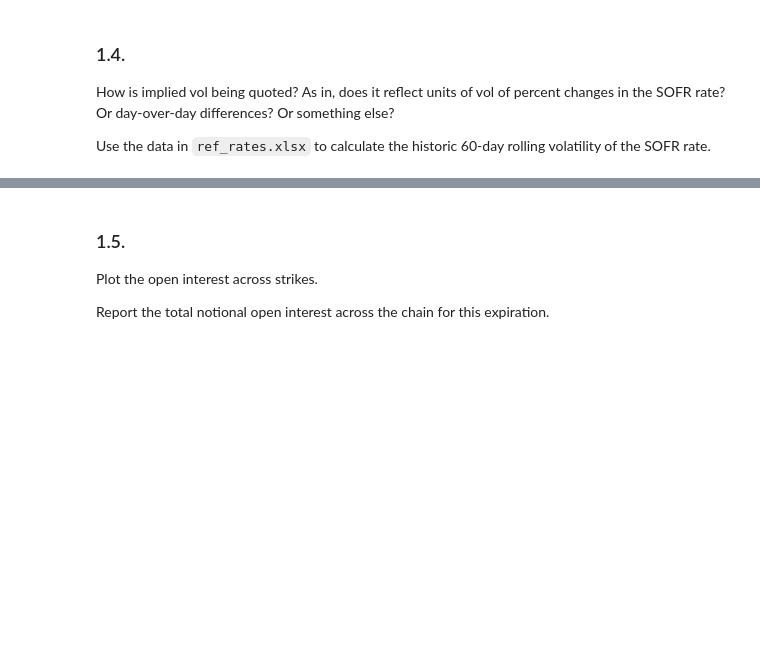
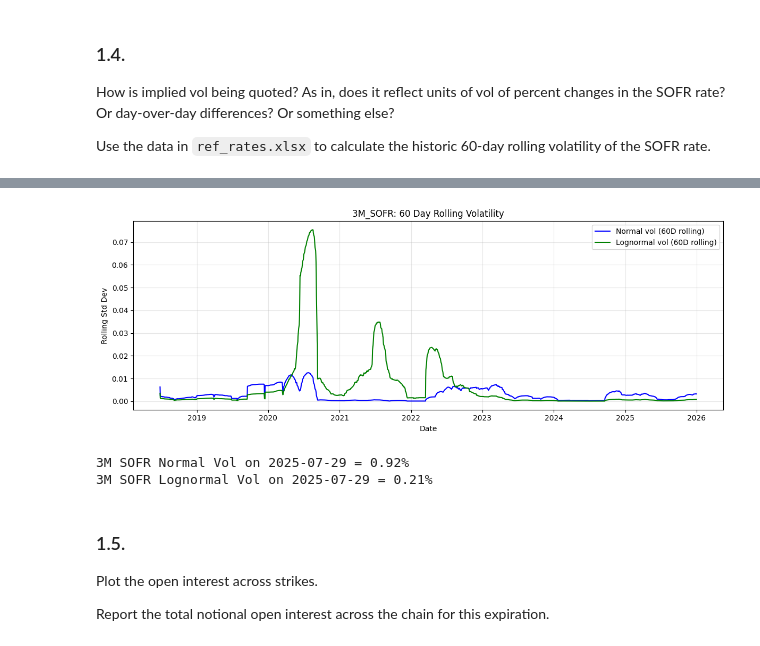
Before and after one commit to reecevdw/FINM-375-GROUP-A, a Jupyter notebook: hw1/E.6.1.%20Black's%20Formula%20for%20Options%20on%20Futures.ipynb, the cells around one changed output, grey strips where cells are left out. Saved outputs shown, nothing was run; the diff lists cells and outputs as text; code cells hidden in the pictures; blank space fills up the shorter version.

```diff
--- a/hw1/E.6.1.%20Black's%20Formula%20for%20Options%20on%20Futures.ipynb
+++ b/hw1/E.6.1.%20Black's%20Formula%20for%20Options%20on%20Futures.ipynb
@@ -158,3 +353,58 @@ Use the data in `ref_rates.xlsx` to calculate the historic 60-day rolling volati
+# %%
+hist_sofr_rates = pd.read_excel(r'data/ref_rates.xlsx', sheet_name='data')[['date','SOFR']]
+hist_sofr_rates['date'] = pd.to_datetime(hist_sofr_rates['date'])
+
+hist_sofr_rates['SOFR_FFILL_DAILY'] = (hist_sofr_rates['SOFR'].ffill() / 360) / 100
+hist_sofr_rates = hist_sofr_rates.dropna(subset=['SOFR'])
+# %%
+def calculate_compounded_rate(period_end):
+    period_start = period_end - pd.Timedelta(days=90)  # 90-day period
+
+    actual_rates_period = hist_sofr_rates[(hist_sofr_rates['date'] >= period_start) & (hist_sofr_rates['date'] <= period_end)]
+    if actual_rates_period.empty:
+        return np.nan
+    elif period_end > hist_sofr_rates['date'].max():
+        return np.nan
+
+    compounded_rate = 100 * (((1 + actual_rates_period['SOFR_FFILL_DAILY']).prod() - 1) * 360 / len(actual_rates_period))
+    return compounded_rate
+
+hist_sofr_rates['3M_SOFR'] = hist_sofr_rates['date'].apply(calculate_compounded_rate)
+# %%
+# SOFR rate is non-stationary and mean reverting
+
+# Calculate 60-day rolling volatility of difference in SOFR rates (absolute changes, Normal Vol)
+hist_sofr_rates['3M_SOFR_norm_return'] = hist_sofr_rates['3M_SOFR'].diff()
+hist_sofr_rates['3M_SOFR_norm_vol'] = hist_sofr_rates['3M_SOFR_norm_return'].rolling(window=60).std()
+
+# Calculate 60-day rolling volatility of log returns (relative changes, Lognormal Vol)
+hist_sofr_rates['3M_SOFR_lognorm_return'] = np.log(hist_sofr_rates['3M_SOFR']).diff()
+hist_sofr_rates['3M_SOFR_lognorm_vol'] = hist_sofr_rates['3M_SOFR_lognorm_return'].rolling(window=60).std()
+
+# plot SOFR_vol over date
+fig, ax = plt.subplots(figsize=(12, 4.5))
+ax.plot(hist_sofr_rates['date'], hist_sofr_rates['3M_SOFR_norm_vol'], linewidth=1.5, color='blue', label='Normal vol (60D rolling)')
+ax.plot(hist_sofr_rates['date'], hist_sofr_rates['3M_SOFR_lognorm_vol'], linewidth=1.5, color='green', label='Lognormal vol (60D rolling)')
+
+ax.set_title('3M_SOFR: 60 Day Rolling Volatility')
+ax.set_xlabel('Date')
+ax.set_ylabel('Rolling Std Dev')
+ax.grid(True, alpha=0.3)
+
+ax.legend()
+plt.tight_layout()
+plt.show()
+# %% [output]
+[figure, added]
+# %%
+# Value on the date of the option data annualized by sqrt(252) and converted to percentage points
+option_data_date = pd.to_datetime('2025-07-29')
+vol_on_option_date = hist_sofr_rates.loc[hist_sofr_rates['date'] == option_data_date, ['3M_SOFR_norm_vol', '3M_SOFR_lognorm_vol']]
+print(f"3M SOFR Normal Vol on {option_data_date.date()} = {vol_on_option_date['3M_SOFR_norm_vol'].values[0] * np.sqrt(252) * 100:.2f}%")
+print(f"3M SOFR Lognormal Vol on {option_data_date.date()} = {vol_on_option_date['3M_SOFR_lognorm_vol'].values[0] * np.sqrt(252) * 100:.2f}%")
+# %% [output]
+3M SOFR Normal Vol on 2025-07-29 = 0.92%
+3M SOFR Lognormal Vol on 2025-07-29 = 0.21%
 # %% [markdown]
 ### 1.5.
 
```
Also changed, not shown: parts of 14 cells of this notebook.
